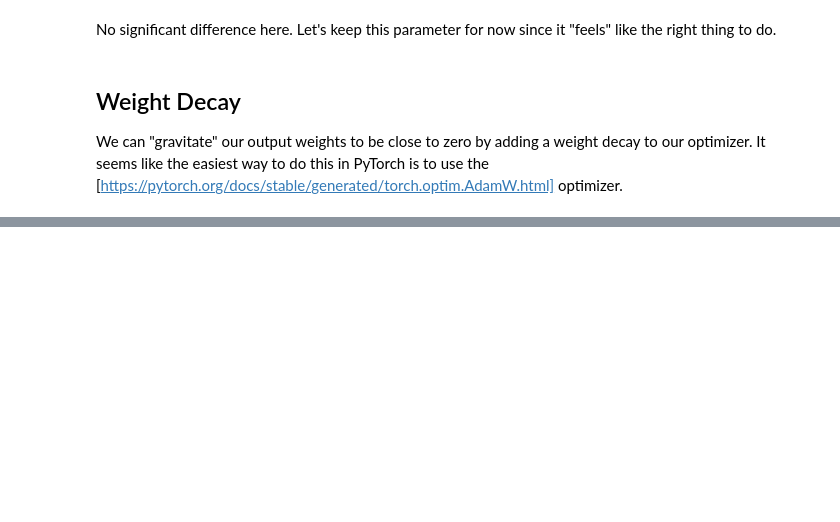
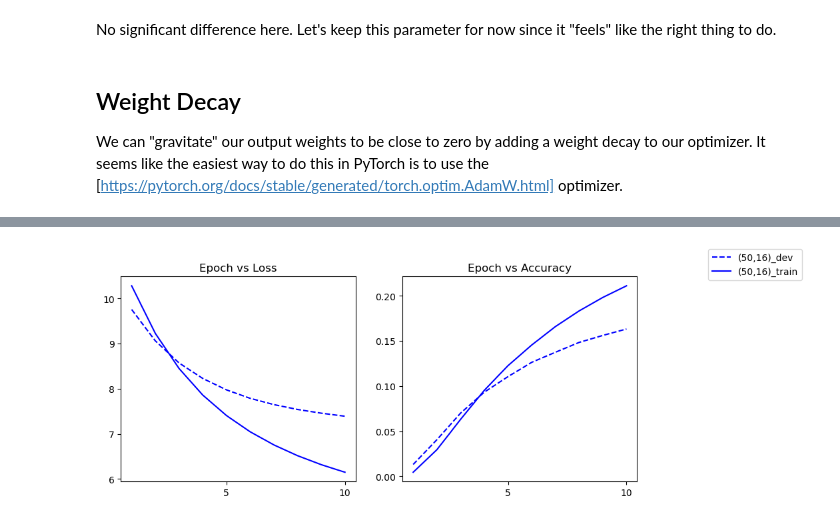
Before and after one commit to spennington/feyer, a Jupyter notebook: 10_model_analysis.ipynb, the cells around one changed output, grey strips where cells are left out. Saved outputs shown, nothing was run; the diff lists cells and outputs as text; code cells hidden in the pictures; blank space fills up the shorter version.

```diff
--- a/10_model_analysis.ipynb
+++ b/10_model_analysis.ipynb
@@ -120,0 +240,7 @@ We can "gravitate" our output weights to be close to zero by adding a weight dec
+# %%
+files = [
+    ('(50,16)', 'training_results/50d16n/training-results.json')
+]
+plot_files(files)
+# %% [output]
+[figure, added]
```
Also changed, not shown: parts of 12 cells of this notebook, 10 other files.
